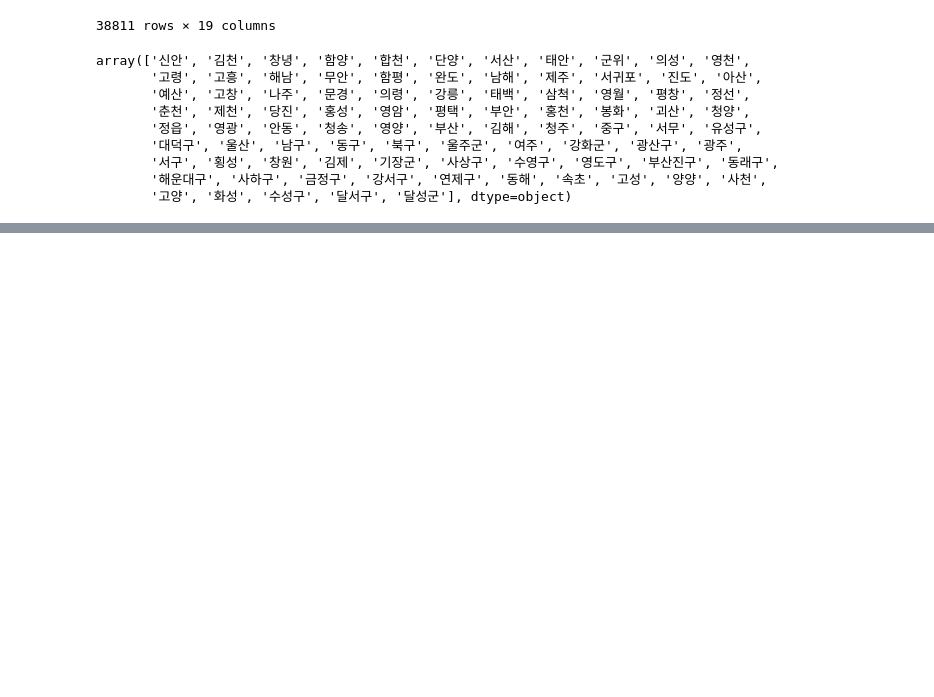
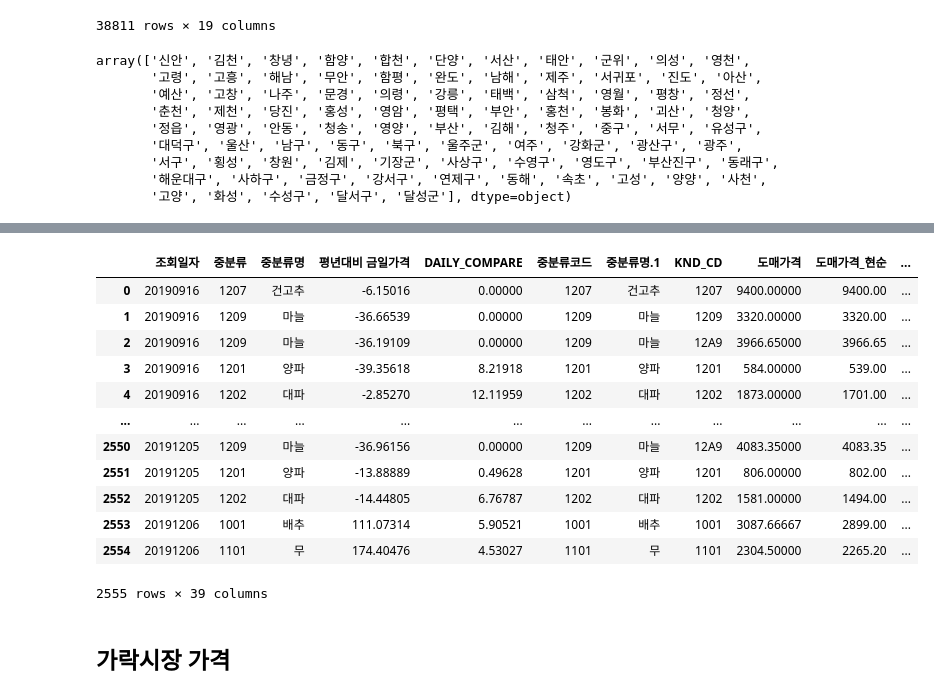
Before and after one commit to leenago/Projects, a Jupyter notebook: Agrifood/Agrifood_데이터확인하기.ipynb, the cells around one changed output, grey strips where cells are left out. Drawn from its saved outputs; the diff is of its cells as text; code cells hidden in the pictures; blank space fills up the shorter version.

```diff
--- a/Agrifood/Agrifood_데이터확인하기.ipynb
+++ b/Agrifood/Agrifood_데이터확인하기.ipynb
@@ -174,0 +222,20 @@ array(['신안', '김천', '창녕', '함양', '합천', '단양', '서산', '
+# %%
+daily = df.drop(columns=['RTL_DAILY_CRS_NM','RTL_DAILY_CRS_CNT','RTL_DAILY_CRS_CD','RTL_SOON_CRS_NM','RTL_SOON_CRS_CD','RTL_SOON_CRS_CNT',
+                 'RTL_MONTH_CRS_NM','RTL_MONTH_CRS_CD'])
+daily
+# %% [output]
+|  | 조회일자 | 중분류 | 중분류명 | 평년대비 금일가격 | DAILY_COMPARE | 중분류코드 | 중분류명.1 | KND_CD | 도매가격 | 도매가격_현순 | ... |
+| 0 | 20190916 | 1207 | 건고추 | -6.15016 | 0.00000 | 1207 | 건고추 | 1207 | 9400.00000 | 9400.00 | ... |
+| 1 | 20190916 | 1209 | 마늘 | -36.66539 | 0.00000 | 1209 | 마늘 | 1209 | 3320.00000 | 3320.00 | ... |
+| 2 | 20190916 | 1209 | 마늘 | -36.19109 | 0.00000 | 1209 | 마늘 | 12A9 | 3966.65000 | 3966.65 | ... |
+| 3 | 20190916 | 1201 | 양파 | -39.35618 | 8.21918 | 1201 | 양파 | 1201 | 584.00000 | 539.00 | ... |
+| 4 | 20190916 | 1202 | 대파 | -2.85270 | 12.11959 | 1202 | 대파 | 1202 | 1873.00000 | 1701.00 | ... |
+| ... | ... | ... | ... | ... | ... | ... | ... | ... | ... | ... | ... |
+| 2550 | 20191205 | 1209 | 마늘 | -36.96156 | 0.00000 | 1209 | 마늘 | 12A9 | 4083.35000 | 4083.35 | ... |
+| 2551 | 20191205 | 1201 | 양파 | -13.88889 | 0.49628 | 1201 | 양파 | 1201 | 806.00000 | 802.00 | ... |
+| 2552 | 20191205 | 1202 | 대파 | -14.44805 | 6.76787 | 1202 | 대파 | 1202 | 1581.00000 | 1494.00 | ... |
+| 2553 | 20191206 | 1001 | 배추 | 111.07314 | 5.90521 | 1001 | 배추 | 1001 | 3087.66667 | 2899.00 | ... |
+| 2554 | 20191206 | 1101 | 무 | 174.40476 | 4.53027 | 1101 | 무 | 1101 | 2304.50000 | 2265.20 | ... |
+2555 rows × 39 columns
+# %% [markdown]
+## 가락시장 가격
```
Also changed, not shown: parts of 24 cells of this notebook.
